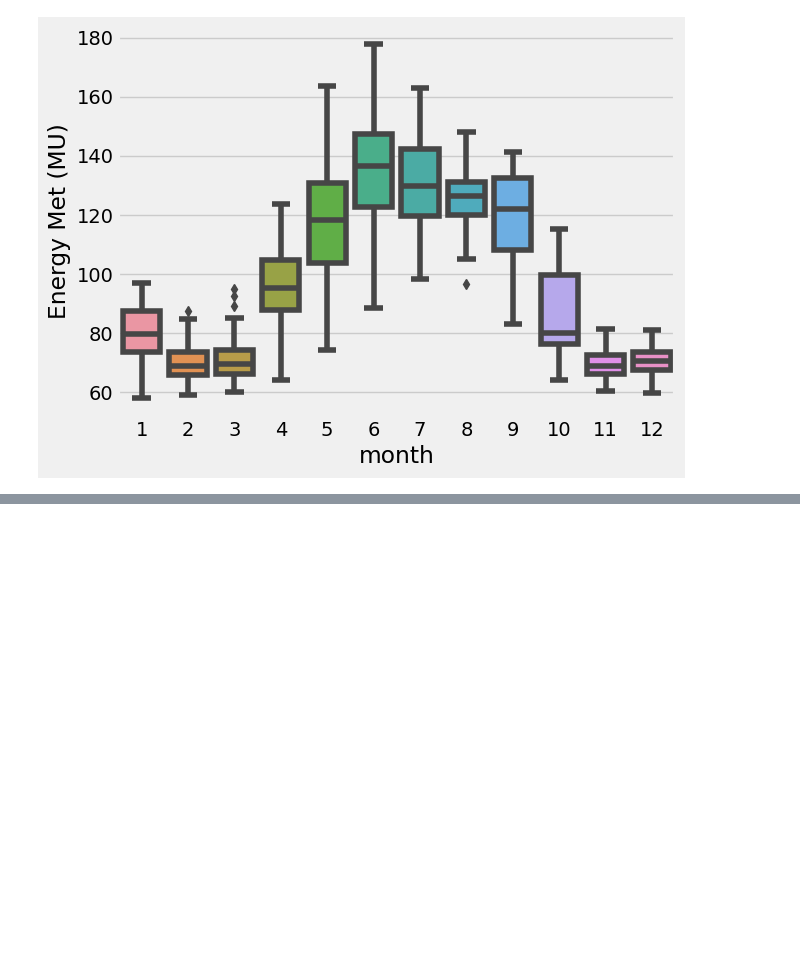
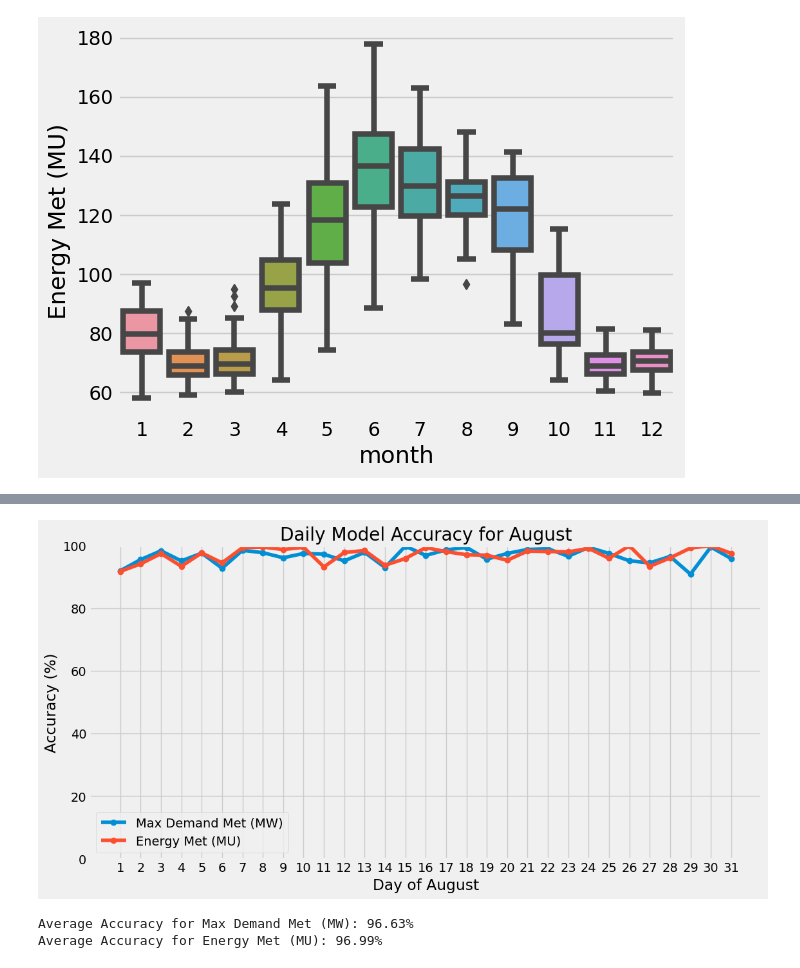
Before and after one commit to PiyushAgrawal626/SIH, a Jupyter notebook: sih-ps-1624.ipynb, the cells around one changed output, grey strips where cells are left out. Drawn from its saved outputs; the diff is of its cells as text; code cells hidden in the pictures; blank space fills up the shorter version.

```diff
--- a/sih-ps-1624.ipynb
+++ b/sih-ps-1624.ipynb
@@ -229,0 +232,45 @@ plt.show()
+# %%
+warnings.filterwarnings("ignore", category=SettingWithCopyWarning)
+warnings.filterwarnings("ignore", category=DeprecationWarning)
+test_filtered = test[test.index.month == 8]
+
+test_filtered = test_filtered.copy()  # Ensure we work on a copy to avoid SettingWithCopyWarning
+test_filtered['day'] = test_filtered.index.day
+
+
+def calculate_mape(df, actual_col, prediction_col):
+    return mean_absolute_percentage_error(df[actual_col], df[prediction_col])
+
+daily_accuracy = test_filtered.groupby('day').apply(
+    lambda x: pd.Series({
+        'MAPE_Max_Demand': calculate_mape(x, 'Max Demand Met (MW)', 'prediction_Max_Demand_Met_(MW)'),
+        'MAPE_Energy_Met': calculate_mape(x, 'Energy Met (MU)', 'prediction_Energy_Met_(MU)')
+    })
+).reset_index()
+
+daily_accuracy['Accuracy_Max_Demand'] = (1 - daily_accuracy['MAPE_Max_Demand']) * 100
+daily_accuracy['Accuracy_Energy_Met'] = (1 - daily_accuracy['MAPE_Energy_Met']) * 100
+
+fig, ax = plt.subplots(figsize=(12, 6))
+
+ax.plot(daily_accuracy['day'], daily_accuracy['Accuracy_Max_Demand'], label='Max Demand Met (MW)', marker='o')
+ax.plot(daily_accuracy['day'], daily_accuracy['Accuracy_Energy_Met'], label='Energy Met (MU)', marker='o')
+
+ax.set_xlabel('Day of August')
+ax.set_ylabel('Accuracy (%)')
+ax.set_title('Daily Model Accuracy for August')
+ax.set_ylim(0, 100)  # Set y-axis limits from 0 to 100
+ax.legend()
+plt.xticks(daily_accuracy['day'])  # Ensure all days are labeled
+plt.grid(True)
+plt.show()
+
+average_accuracy_max_demand = daily_accuracy['Accuracy_Max_Demand'].mean()
+average_accuracy_energy_met = daily_accuracy['Accuracy_Energy_Met'].mean()
+
+print(f'Average Accuracy for Max Demand Met (MW): {average_accuracy_max_demand:.2f}%')
+print(f'Average Accuracy for Energy Met (MU): {average_accuracy_energy_met:.2f}%')
+# %% [output]
+[figure, added]
+Average Accuracy for Max Demand Met (MW): 96.63%
+Average Accuracy for Energy Met (MU): 96.99%
```
Also changed, not shown: parts of 21 cells of this notebook.
